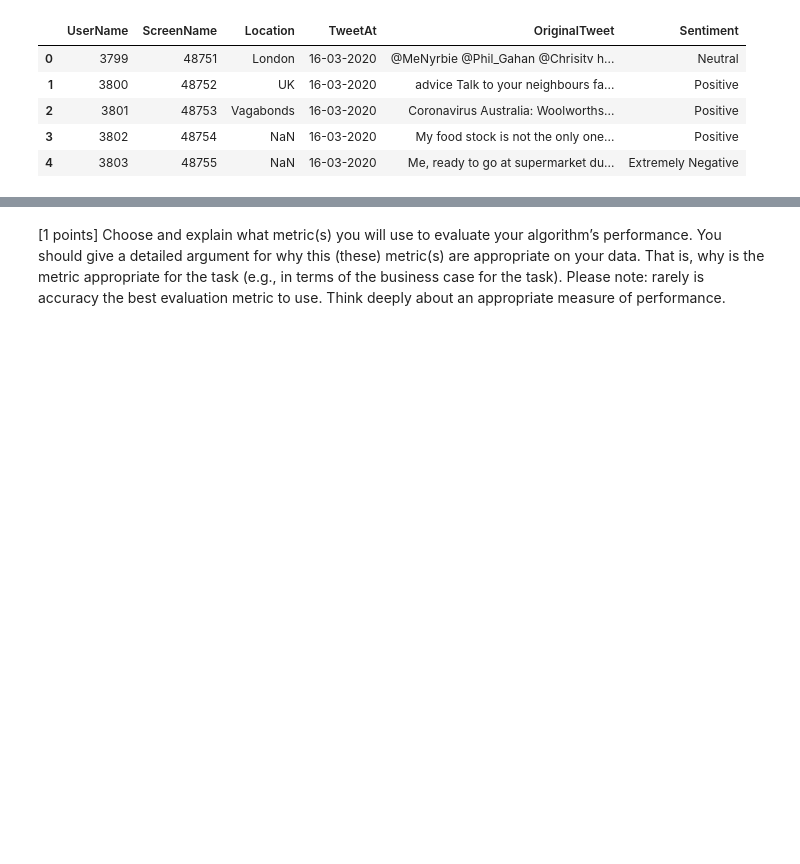
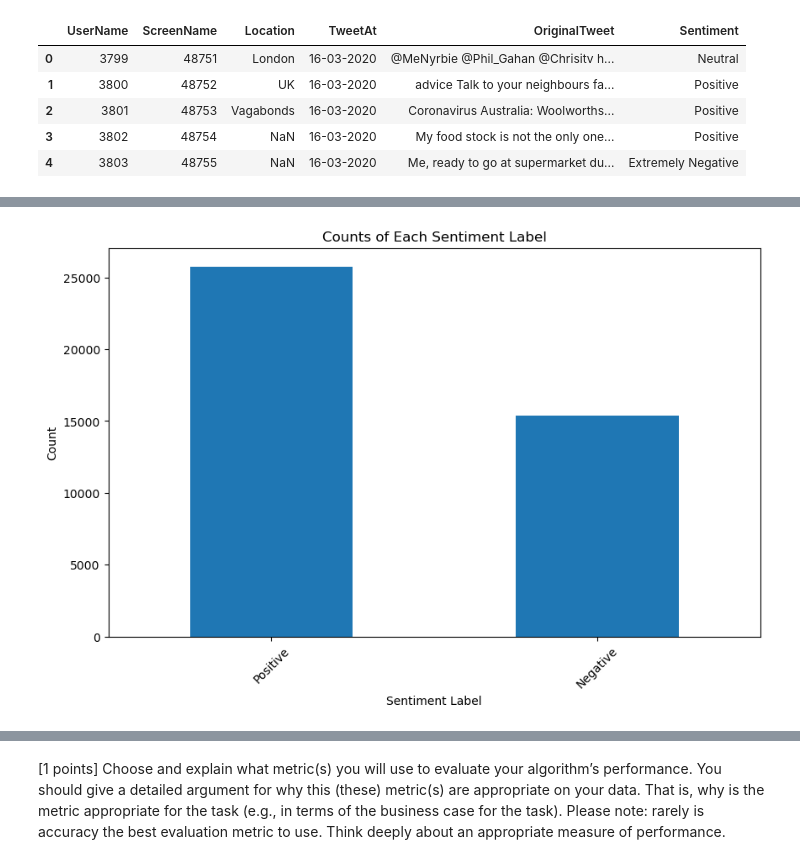
Before and after one commit to katielaird/ML_Lab_7, a Jupyter notebook: Will.ipynb, the cells around one changed output, grey strips where cells are left out. Cells and saved outputs as stored; diff of their text form; code cells hidden in the pictures; blank space fills up the shorter version.

```diff
--- a/Will.ipynb
+++ b/Will.ipynb
@@ -29,0 +103,15 @@ df.head(5)
+# %%
+import matplotlib.pyplot as plt
+
+label_counts = df['Sentiment'].value_counts()
+
+# Create a bar chart
+plt.figure(figsize=(10, 6))
+label_counts.plot(kind='bar')
+plt.title('Counts of Each Sentiment Label')
+plt.xlabel('Sentiment Label')
+plt.ylabel('Count')
+plt.xticks(ticks=[0, 1], labels=['Positive', 'Negative'], rotation=45)
+plt.show()
+# %% [output]
+[figure, added]
```
Also changed, not shown: parts of 14 cells of this notebook.
